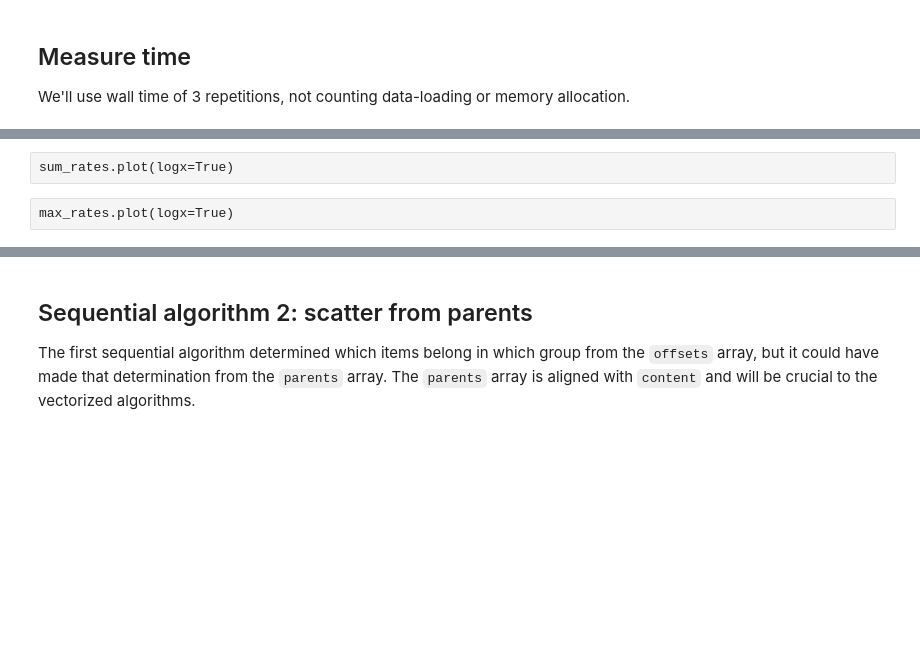
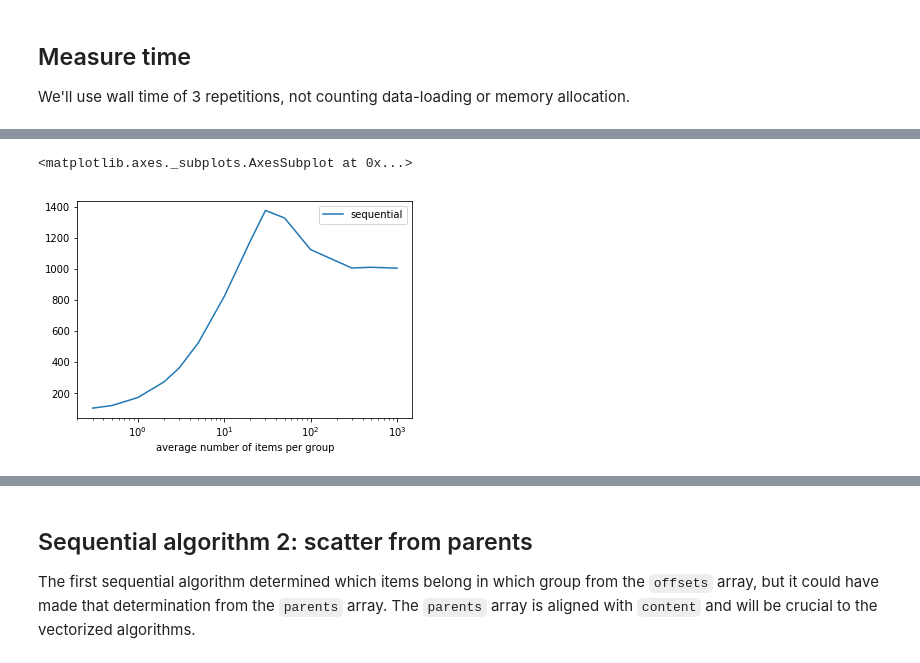
Before and after one commit to jpivarski/jupyter-performance-studies, a Jupyter notebook: 2018-09-10-jagged-reduction.ipynb, the cells around one changed output, grey strips where cells are left out. Saved outputs shown, nothing was run; the diff lists cells and outputs as text; code cells hidden in the pictures; blank space fills up the shorter version.

```diff
--- a/2018-09-10-jagged-reduction.ipynb
+++ b/2018-09-10-jagged-reduction.ipynb
@@ -155,6 +171,7 @@ for averagesize in averagesizes:
 # %%
 %matplotlib inline
-# %% [raw]
-sum_rates.plot(logx=True)
-# %% [raw]
-max_rates.plot(logx=True)
+# %%
+sum_rates.plot(logx=True)
+# %% [output]
+<matplotlib.axes._subplots.AxesSubplot at 0x...>
+[figure, added]
```
Also changed, not shown: parts of 11 cells of this notebook.
